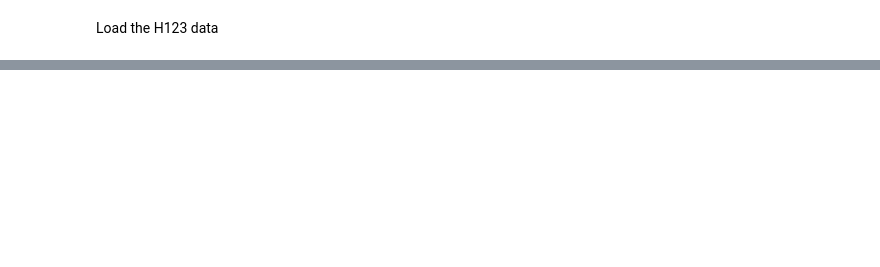
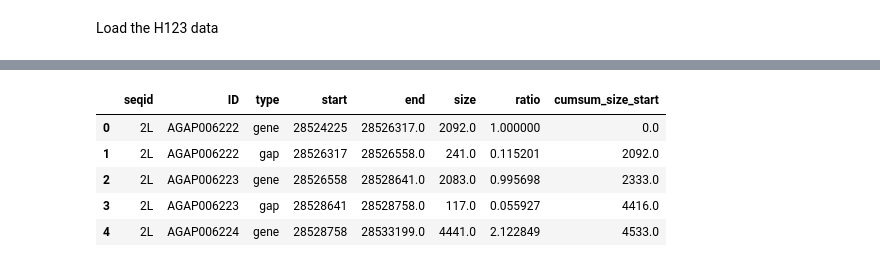
Before and after one commit to sanjaynagi/locusPocus, a Jupyter notebook: workflow/notebooks/Figure1 - GWSS, diagram, expression.ipynb, the cells around one changed output, grey strips where cells are left out. Cells and saved outputs as stored; diff of their text form; code cells hidden in the pictures; blank space fills up the shorter version.

```diff
--- a/workflow/notebooks/Figure1 - GWSS, diagram, expression.ipynb
+++ b/workflow/notebooks/Figure1 - GWSS, diagram, expression.ipynb
@@ -346,0 +325,9 @@ from matplotlib.gridspec import GridSpec
+# %%
+genes_df.head(5)
+# %% [output]
+|  | seqid | ID | type | start | end | size | ratio | cumsum_size_start |
+| 0 | 2L | AGAP006222 | gene | 28524225 | 28526317.0 | 2092.0 | 1.000000 | 0.0 |
+| 1 | 2L | AGAP006222 | gap | 28526317 | 28526558.0 | 241.0 | 0.115201 | 2092.0 |
+| 2 | 2L | AGAP006223 | gene | 28526558 | 28528641.0 | 2083.0 | 0.995698 | 2333.0 |
+| 3 | 2L | AGAP006223 | gap | 28528641 | 28528758.0 | 117.0 | 0.055927 | 4416.0 |
+| 4 | 2L | AGAP006224 | gene | 28528758 | 28533199.0 | 4441.0 | 2.122849 | 4533.0 |
```
Also changed, not shown: parts of 25 cells of this notebook, 16 other files.
